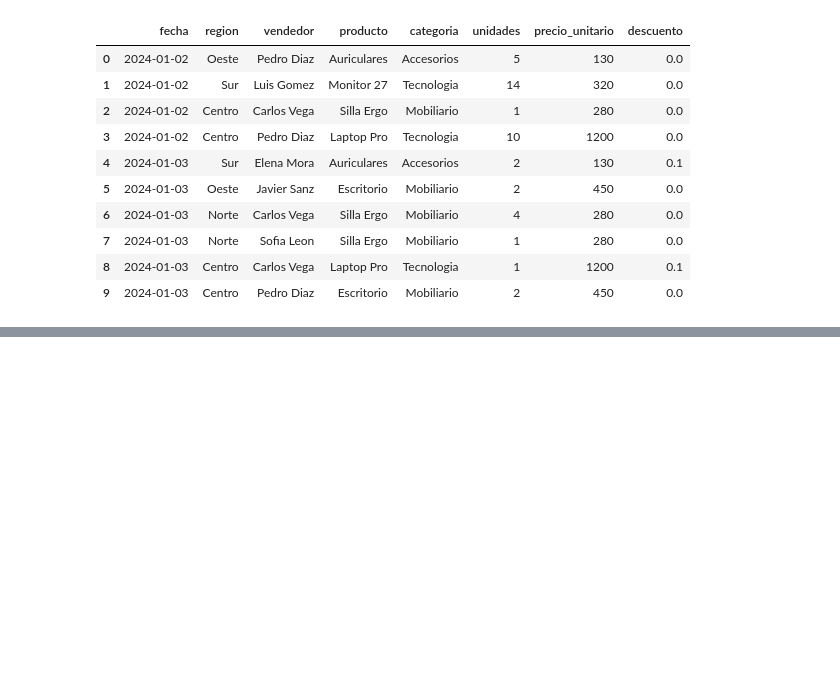
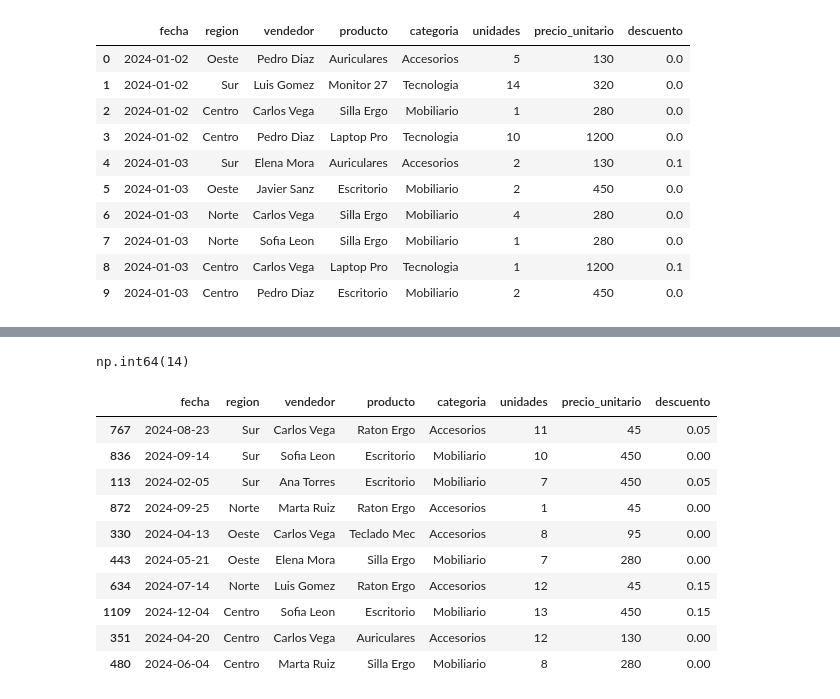
Before and after one commit to iomarlopez/datascience-g8, a Jupyter notebook: Documents/datascience_g8_01/notebooks/20260810_15_pandas.ipynb, the cells around one changed output, grey strips where cells are left out. Cells and saved outputs as stored; diff of their text form; code cells hidden in the pictures; blank space fills up the shorter version.

```diff
--- a/Documents/datascience_g8_01/notebooks/20260810_15_pandas.ipynb
+++ b/Documents/datascience_g8_01/notebooks/20260810_15_pandas.ipynb
@@ -164,0 +208,18 @@ df.head(n=10)
+# %%
+df["unidades"].max()
+# %% [output]
+np.int64(14)
+# %%
+df.sample(10)
+# %% [output]
+|  | fecha | region | vendedor | producto | categoria | unidades | precio_unitario | descuento |
+| 767 | 2024-08-23 | Sur | Carlos Vega | Raton Ergo | Accesorios | 11 | 45 | 0.05 |
+| 836 | 2024-09-14 | Sur | Sofia Leon | Escritorio | Mobiliario | 10 | 450 | 0.00 |
+| 113 | 2024-02-05 | Sur | Ana Torres | Escritorio | Mobiliario | 7 | 450 | 0.05 |
+| 872 | 2024-09-25 | Norte | Marta Ruiz | Raton Ergo | Accesorios | 1 | 45 | 0.00 |
+| 330 | 2024-04-13 | Oeste | Carlos Vega | Teclado Mec | Accesorios | 8 | 95 | 0.00 |
+| 443 | 2024-05-21 | Oeste | Elena Mora | Silla Ergo | Mobiliario | 7 | 280 | 0.00 |
+| 634 | 2024-07-14 | Norte | Luis Gomez | Raton Ergo | Accesorios | 12 | 45 | 0.15 |
+| 1109 | 2024-12-04 | Centro | Sofia Leon | Escritorio | Mobiliario | 13 | 450 | 0.15 |
+| 351 | 2024-04-20 | Centro | Carlos Vega | Auriculares | Accesorios | 12 | 130 | 0.00 |
+| 480 | 2024-06-04 | Centro | Marta Ruiz | Silla Ergo | Mobiliario | 8 | 280 | 0.00 |
```
Also changed, not shown: parts of 26 cells of this notebook, 21 other files.
